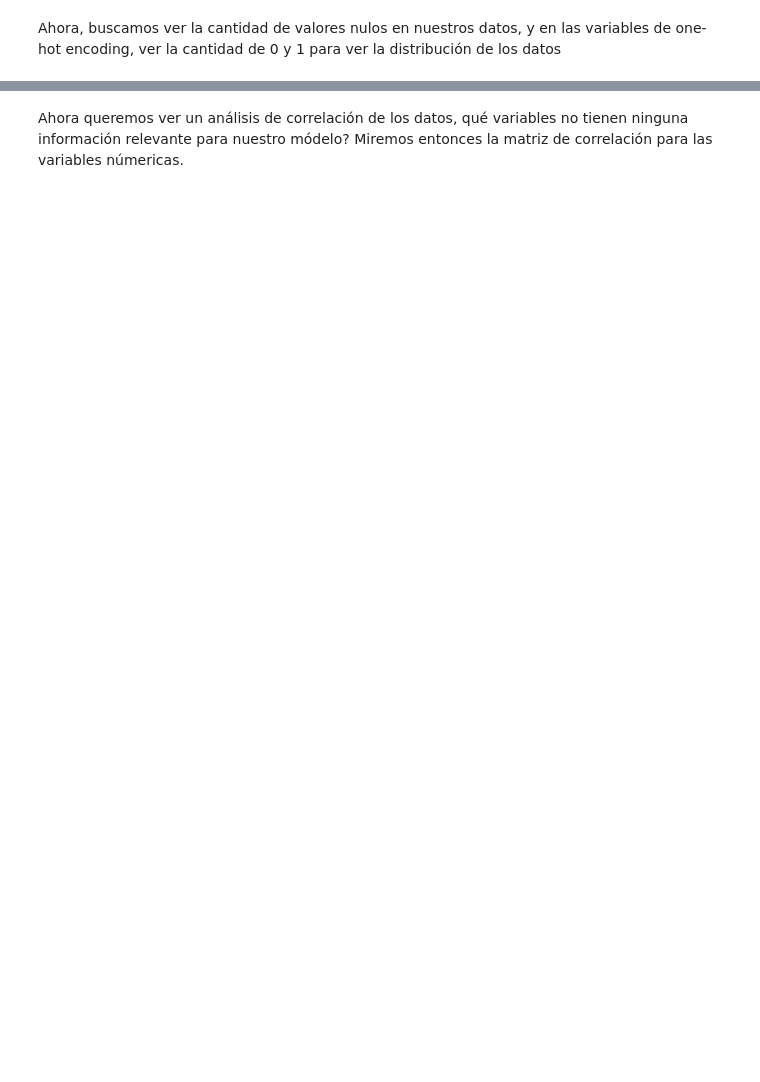
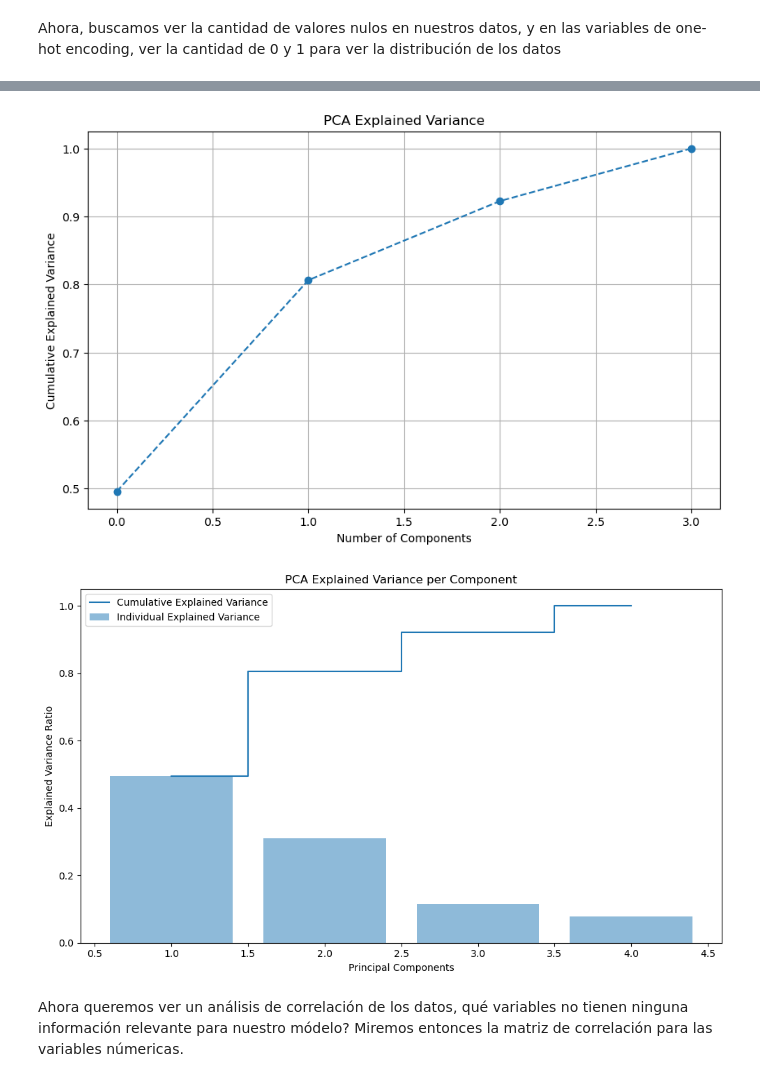
Before and after one commit to davidsmoreno/DifPrivHealthCostPredict, a Jupyter notebook: 2_Analisis_de_correlacion_y_reduccion_de_dimensionalidad.ipynb, the cells around one changed output, grey strips where cells are left out. Cells and saved outputs as stored; diff of their text form; code cells hidden in the pictures; blank space fills up the shorter version.

```diff
--- a/2_Analisis_de_correlacion_y_reduccion_de_dimensionalidad.ipynb
+++ b/2_Analisis_de_correlacion_y_reduccion_de_dimensionalidad.ipynb
@@ -156,3 +717,30 @@ AssertionError: Something has gone wrong, please report a bug at https://github.
+# %%
+
+# 12. Visualize the explained variance of PCA
+pca_steps = pipeline_with_pca.named_steps['pca']
+
+plt.figure(figsize=(10,6))
+plt.plot(np.cumsum(pca_steps.explained_variance_ratio_), marker='o', linestyle='--')
+plt.xlabel('Number of Components')
+plt.ylabel('Cumulative Explained Variance')
+plt.title('PCA Explained Variance')
+plt.grid(True)
+plt.show()
+
+plt.figure(figsize=(10,6))
+plt.bar(range(1, len(pca_steps.explained_variance_ratio_) + 1), pca_steps.explained_variance_ratio_, alpha=0.5, align='center',
+        label='Individual Explained Variance')
+plt.step(range(1, len(np.cumsum(pca_steps.explained_variance_ratio_)) +1 ), np.cumsum(pca_steps.explained_variance_ratio_), where='mid',
+         label='Cumulative Explained Variance')
+plt.xlabel('Principal Components')
+plt.ylabel('Explained Variance Ratio')
+plt.title('PCA Explained Variance per Component')
+plt.legend(loc='best')
+plt.tight_layout()
+plt.show()
+# %% [output]
+[figure, added]
+[figure, added]
 # %% [markdown]
 Ahora queremos ver un análisis de correlación de los datos, qué variables no tienen ninguna información relevante para nuestro módelo? Miremos entonces la matriz de correlación para las variables númericas.
 # %%
```
Also changed, not shown: parts of 25 cells of this notebook, 6 other files.
